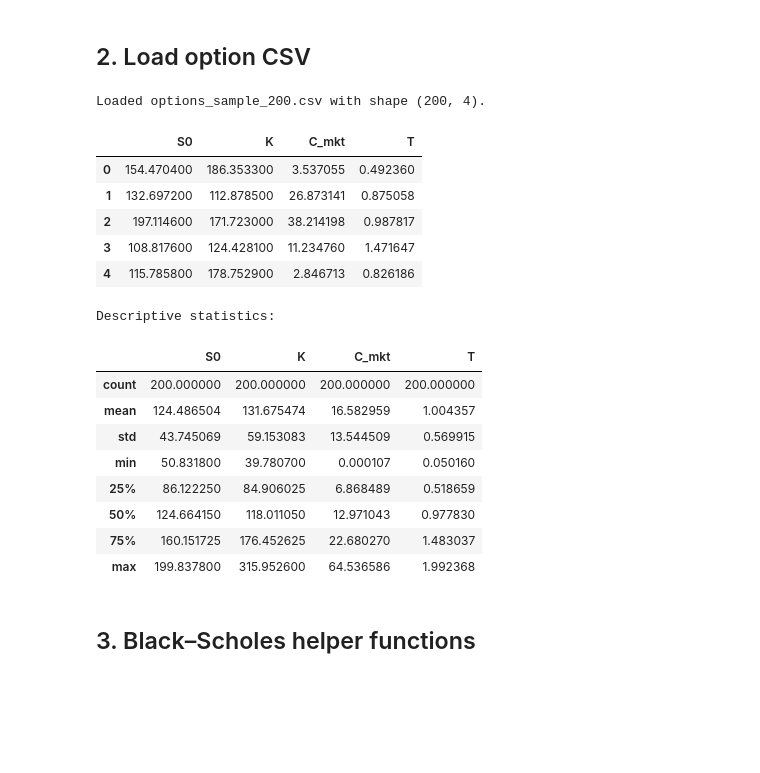
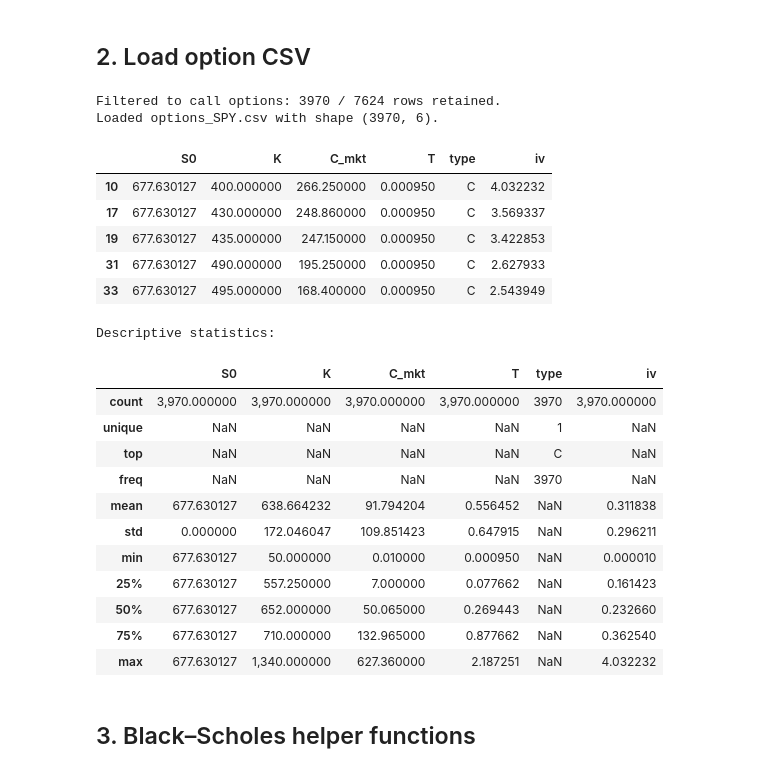
Before and after one commit to nicolassalok1/RepoFinal, a Jupyter notebook: NN/implied_vol_surface.ipynb, the cells around one changed output. Cells and saved outputs as stored; diff of their text form; code cells hidden in the pictures; blank space fills up the shorter version.

```diff
--- a/NN/implied_vol_surface.ipynb
+++ b/NN/implied_vol_surface.ipynb
@@ -30,38 +31,53 @@ Libraries imported successfully.
 # %% [markdown]
 ## 2. Load option CSV
 # %%
-# Path to the CSV sitting next to this notebook. Adjust if your data lives elsewhere.
-CSV_PATH = "options_sample_200.csv"
+# Path to the CSV exported by download_options.py.
+TICKER = "SPY"  # Change this ticker to target another options_<TICKER>.csv file.
+CSV_PATH = f"options_{TICKER}.csv"
 
 # Read the dataset and perform quick sanity checks.
 df = pd.read_csv(CSV_PATH)
-expected_cols = {"S0", "K", "C_mkt", "T"}
-missing = expected_cols - set(df.columns)
+required = {"S0", "K", "C_mkt", "T"}
+missing = required - set(df.columns)
 if missing:
     raise ValueError(f"CSV is missing required columns: {missing}")
+
+# Optionally filter to calls when a 'type' column is provided.
+if 'type' in df.columns:
+    original_rows = len(df)
+    df = df[df['type'].astype(str).str.upper() == 'C'].copy()
+    print(f"Filtered to call options: {len(df)} / {original_rows} rows retained.")
+    if df.empty:
+        raise ValueError("Dataset contains no call rows after filtering.")
+else:
+    print("No 'type' column detected; assuming the CSV already contains only calls.")
 
 print(f"Loaded {CSV_PATH} with shape {df.shape}.")
 display(df.head())
 print("Descriptive statistics:")
 display(df.describe(include='all'))
 # %% [output]
-Loaded options_sample_200.csv with shape (200, 4).
+Filtered to call options: 3970 / 7624 rows retained.
+Loaded options_SPY.csv with shape (3970, 6).
-|  | S0 | K | C_mkt | T |
-| 0 | 154.470400 | 186.353300 | 3.537055 | 0.492360 |
-| 1 | 132.697200 | 112.878500 | 26.873141 | 0.875058 |
-| 2 | 197.114600 | 171.723000 | 38.214198 | 0.987817 |
-| 3 | 108.817600 | 124.428100 | 11.234760 | 1.471647 |
-| 4 | 115.785800 | 178.752900 | 2.846713 | 0.826186 |
+|  | S0 | K | C_mkt | T | type | iv |
+| 10 | 677.630127 | 400.000000 | 266.250000 | 0.000950 | C | 4.032232 |
+| 17 | 677.630127 | 430.000000 | 248.860000 | 0.000950 | C | 3.569337 |
+| 19 | 677.630127 | 435.000000 | 247.150000 | 0.000950 | C | 3.422853 |
+| 31 | 677.630127 | 490.000000 | 195.250000 | 0.000950 | C | 2.627933 |
+| 33 | 677.630127 | 495.000000 | 168.400000 | 0.000950 | C | 2.543949 |
 Descriptive statistics:
-|  | S0 | K | C_mkt | T |
-| count | 200.000000 | 200.000000 | 200.000000 | 200.000000 |
-| mean | 124.486504 | 131.675474 | 16.582959 | 1.004357 |
-| std | 43.745069 | 59.153083 | 13.544509 | 0.569915 |
-| min | 50.831800 | 39.780700 | 0.000107 | 0.050160 |
-| 25% | 86.122250 | 84.906025 | 6.868489 | 0.518659 |
-| 50% | 124.664150 | 118.011050 | 12.971043 | 0.977830 |
-| 75% | 160.151725 | 176.452625 | 22.680270 | 1.483037 |
-| max | 199.837800 | 315.952600 | 64.536586 | 1.992368 |
+|  | S0 | K | C_mkt | T | type | iv |
+| count | 3,970.000000 | 3,970.000000 | 3,970.000000 | 3,970.000000 | 3970 | 3,970.000000 |
+| unique | NaN | NaN | NaN | NaN | 1 | NaN |
+| top | NaN | NaN | NaN | NaN | C | NaN |
+| freq | NaN | NaN | NaN | NaN | 3970 | NaN |
+| mean | 677.630127 | 638.664232 | 91.794204 | 0.556452 | NaN | 0.311838 |
+| std | 0.000000 | 172.046047 | 109.851423 | 0.647915 | NaN | 0.296211 |
+| min | 677.630127 | 50.000000 | 0.010000 | 0.000950 | NaN | 0.000010 |
+| 25% | 677.630127 | 557.250000 | 7.000000 | 0.077662 | NaN | 0.161423 |
+| 50% | 677.630127 | 652.000000 | 50.065000 | 0.269443 | NaN | 0.232660 |
+| 75% | 677.630127 | 710.000000 | 132.965000 | 0.877662 | NaN | 0.362540 |
+| max | 677.630127 | 1,340.000000 | 627.360000 | 2.187251 | NaN | 4.032232 |
 # %% [markdown]
 ## 3. Black–Scholes helper functions
 # %%
```
Also changed, not shown: parts of 8 cells of this notebook, 3 other files.
